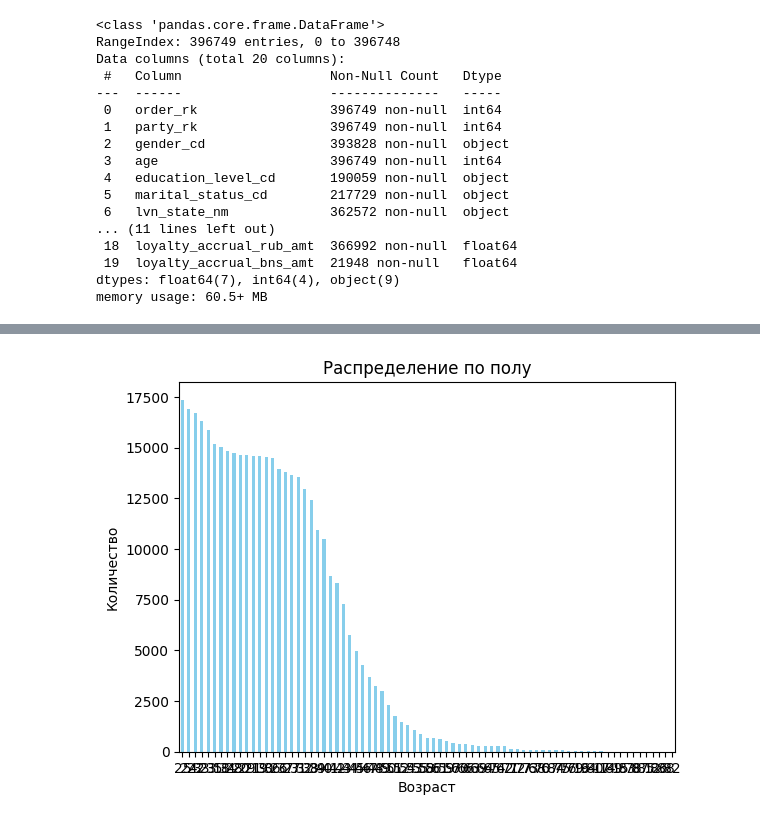
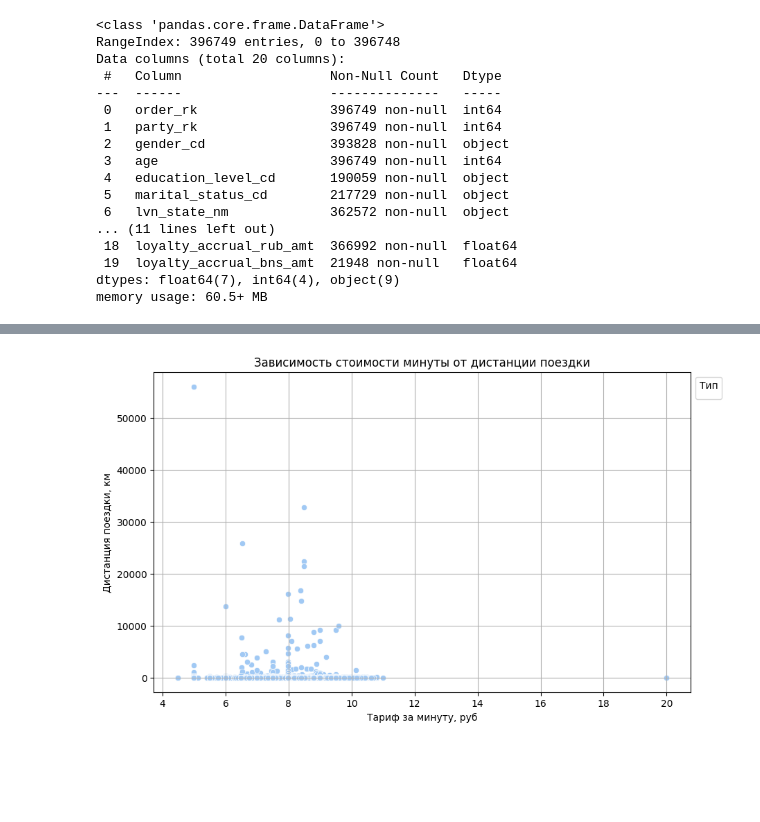
Before and after one commit to lidaEYE/eda-kicksharing-2024, a Jupyter notebook: tb-analysis-2025.ipynb, the cells around one changed output, grey strips where cells are left out. Cells and saved outputs as stored; diff of their text form; code cells hidden in the pictures; blank space fills up the shorter version.

```diff
--- a/tb-analysis-2025.ipynb
+++ b/tb-analysis-2025.ipynb
@@ -144,10 +196,11 @@ plt.show()
-# %%
-df['age'].value_counts(dropna=False).plot(kind='bar', color='skyblue')
-
-plt.title("Распределение по полу")
-plt.xlabel("Возраст")
-plt.ylabel("Количество")
-plt.xticks(rotation=0)
-plt.show()
-# %% [output]
-[figure, removed]
+# %%
+plt.figure(figsize=(10, 6))
+sns.scatterplot(data=df, x='minute_cost', y='distance_km', palette='bright')
+plt.title('Зависимость стоимости минуты от дистанции поездки')
+plt.xlabel('Тариф за минуту, руб')
+plt.ylabel('Дистанция поездки, км')
+plt.legend(title='Тип', bbox_to_anchor=(1, 1), loc='upper left')
+plt.grid(True)
+plt.show()
+# %% [output]
+[figure, added]
```
Also changed, not shown: parts of 15 cells of this notebook, 1 other file.
